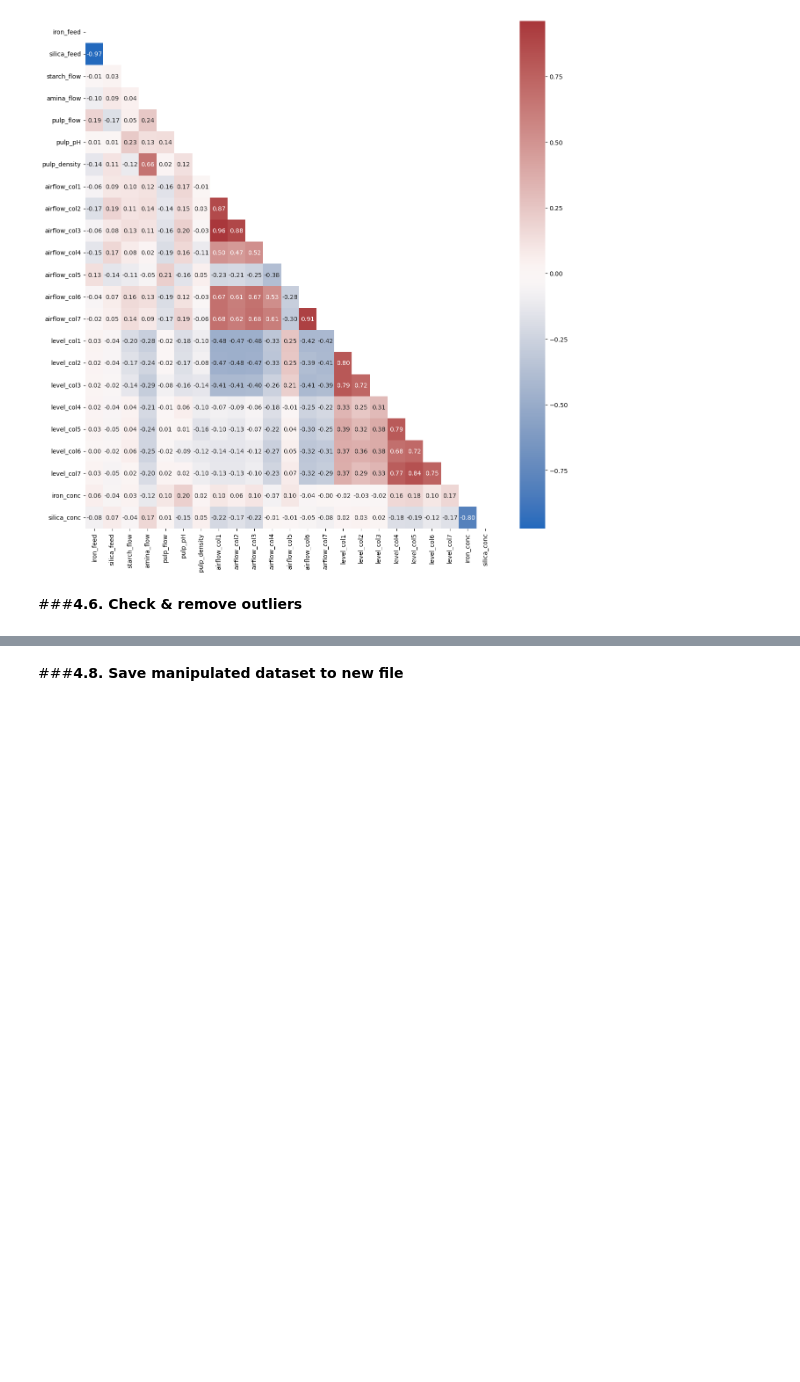
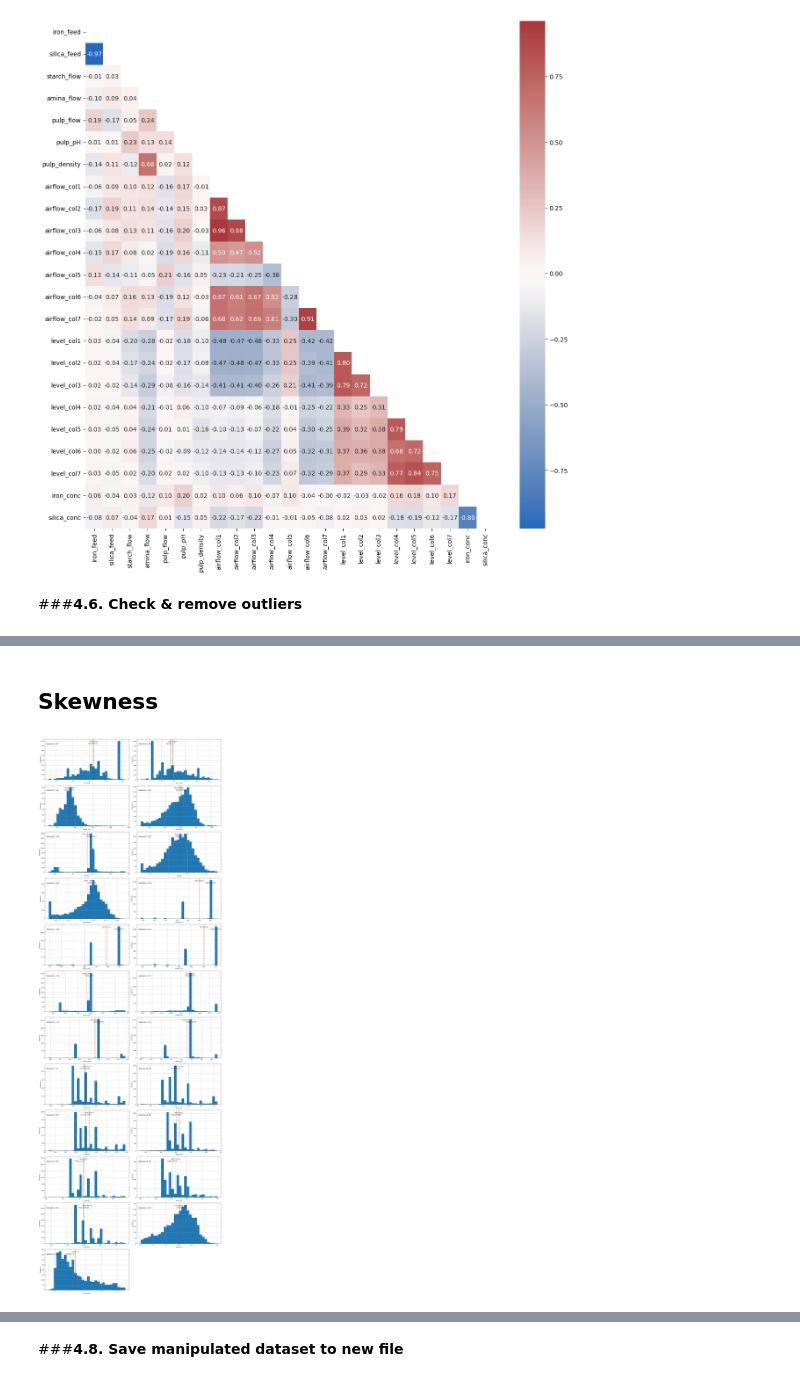
Before and after one commit to ArifAygun/Iron-Ore-Froth-Flotation-Quality-Prediction, a Jupyter notebook: AA_Graduate_Project_2.ipynb, the cells around one changed output, grey strips where cells are left out. Saved outputs shown, nothing was run; the diff lists cells and outputs as text; code cells hidden in the pictures; blank space fills up the shorter version.

```diff
--- a/AA_Graduate_Project_2.ipynb
+++ b/AA_Graduate_Project_2.ipynb
@@ -254,0 +275,52 @@ plt.show()
+# %% [markdown]
+## **Skewness**
+# %%
+from scipy.stats import skew
+
+variables = ['iron_feed', 'silica_feed', 'starch_flow', 'amina_flow', 'pulp_flow',
+       'pulp_pH', 'pulp_density', 'airflow_col1', 'airflow_col2',
+       'airflow_col3', 'airflow_col4', 'airflow_col5', 'airflow_col6',
+       'airflow_col7', 'level_col1', 'level_col2', 'level_col3', 'level_col4',
+       'level_col5', 'level_col6', 'level_col7', 'iron_conc', 'silica_conc']
+
+num_vars = len(variables)
+num_rows = (num_vars + 1) // 2
+
+fig, axes = plt.subplots(num_rows, 2, figsize=(20, num_rows * 5))
+
+for i, variable in enumerate(variables):
+    # Select a specific column for skewness calculation
+    data = flotation[variable].to_numpy()
+    # Calculate the skewness degree
+    skewness = skew(data)
+    # Determine the subplot position
+    row = i // 2
+    col = i % 2
+    # Plotting the variable in the corresponding subplot
+    axes[row, col].hist(data, bins=30)
+    axes[row, col].set_xlabel(variable)
+    axes[row, col].set_ylabel("Frequency")
+    axes[row, col].axvline(np.mean(data), color='r', linestyle='--')
+    axes[row, col].axvline(np.median(data), color='g', linestyle='--')
+    # Display the skewness degree in the plot frame
+    axes[row, col].text(0.02, 0.9, f"Skewness: {skewness:.2f}",
+                        transform=axes[row, col].transAxes,
+                        fontsize=12, verticalalignment='top')
+    # Display the mean and median values
+    ylim = axes[row, col].get_ylim()
+    y_range = ylim[1] - ylim[0]
+    axes[row, col].text(np.mean(data), ylim[1] - 0.05 * y_range,
+                        f"Mean: {np.mean(data):.2f}", color='black', fontsize=10,
+                        verticalalignment='top', horizontalalignment='center')
+    axes[row, col].text(np.median(data), ylim[1] - 0.1 * y_range,
+                        f"Median: {np.median(data):.2f}", color='black', fontsize=10,
+                        verticalalignment='top', horizontalalignment='center')
+    axes[row, col].grid(True)
+
+if num_vars % 2 != 0:
+    axes[num_rows - 1, 1].axis('off')
+
+plt.tight_layout()
+plt.show()
+# %% [output]
+[figure, added]
```
Also changed, not shown: parts of 10 cells of this notebook.
